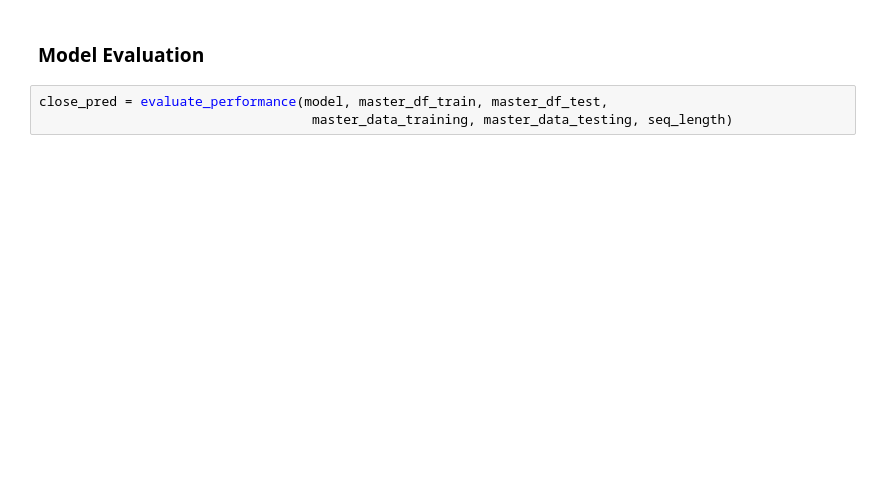
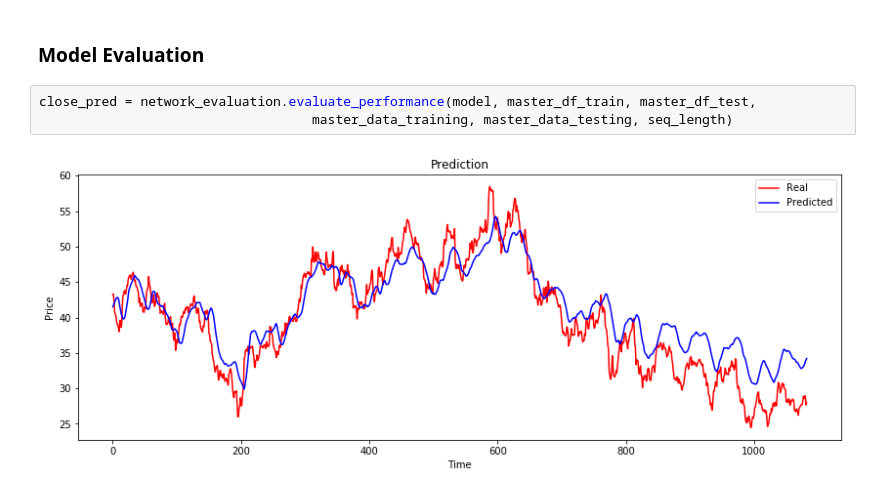
Before and after one commit to jmclark/Trading_Notebooks, a Jupyter notebook: Forecasting_Exp_1.ipynb, the cells around one changed output. Cells and saved outputs as stored; diff of their text form; blank space fills up the shorter version.

```diff
--- a/Forecasting_Exp_1.ipynb
+++ b/Forecasting_Exp_1.ipynb
@@ -682,8 +295,10 @@ save_model(model, save_path)
 # %% [markdown]
 ### Model Evaluation
 # %%
-close_pred = evaluate_performance(model, master_df_train, master_df_test,
+close_pred = network_evaluation.evaluate_performance(model, master_df_train, master_df_test,
                                    master_data_training, master_data_testing, seq_length)
+# %% [output]
+[figure, added]
 # %%
 %matplotlib nbagg
 
```
Also changed, not shown: parts of 24 cells of this notebook, 7 other files.
